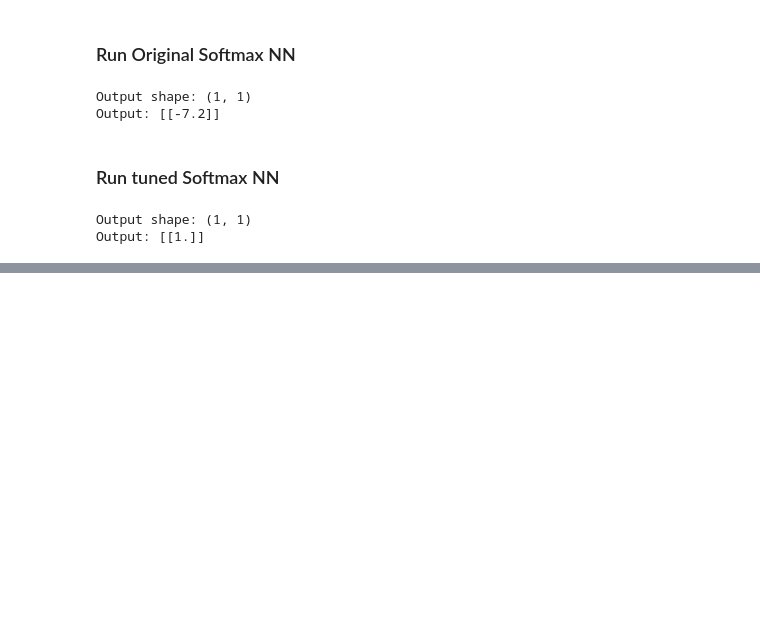
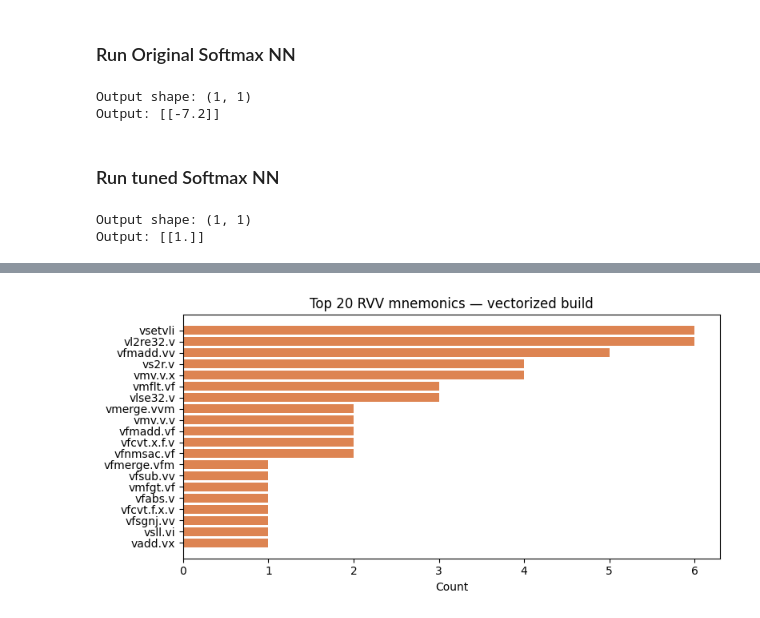
Before and after one commit to LeoBrasileo/TVM-RVV_optimized_operators, a Jupyter notebook: examples/node_transform.ipynb, the cells around one changed output, grey strips where cells are left out. Cells and saved outputs as stored; diff of their text form; code cells hidden in the pictures; blank space fills up the shorter version.

```diff
--- a/examples/node_transform.ipynb
+++ b/examples/node_transform.ipynb
@@ -478,0 +619,14 @@ Output: [[1.]]
+# %%
+top_n = 20
+rvv_items = rvv_stats["rvv"].most_common(top_n)
+if rvv_items:
+    mnem, cnts = zip(*rvv_items)
+    fig, ax = plt.subplots(figsize=(8, 4))
+    ax.barh(list(reversed(mnem)), list(reversed(cnts)), color="#DD8452")
+    ax.set_xlabel("Count")
+    ax.set_title(f"Top {top_n} RVV mnemonics — vectorized build")
+    plt.tight_layout(); plt.show()
+else:
+    print("No RVV instructions found — check that vlen=256 target was compiled correctly.")
+# %% [output]
+[figure, added]
```
Also changed, not shown: parts of 14 cells of this notebook, 9 other files.
